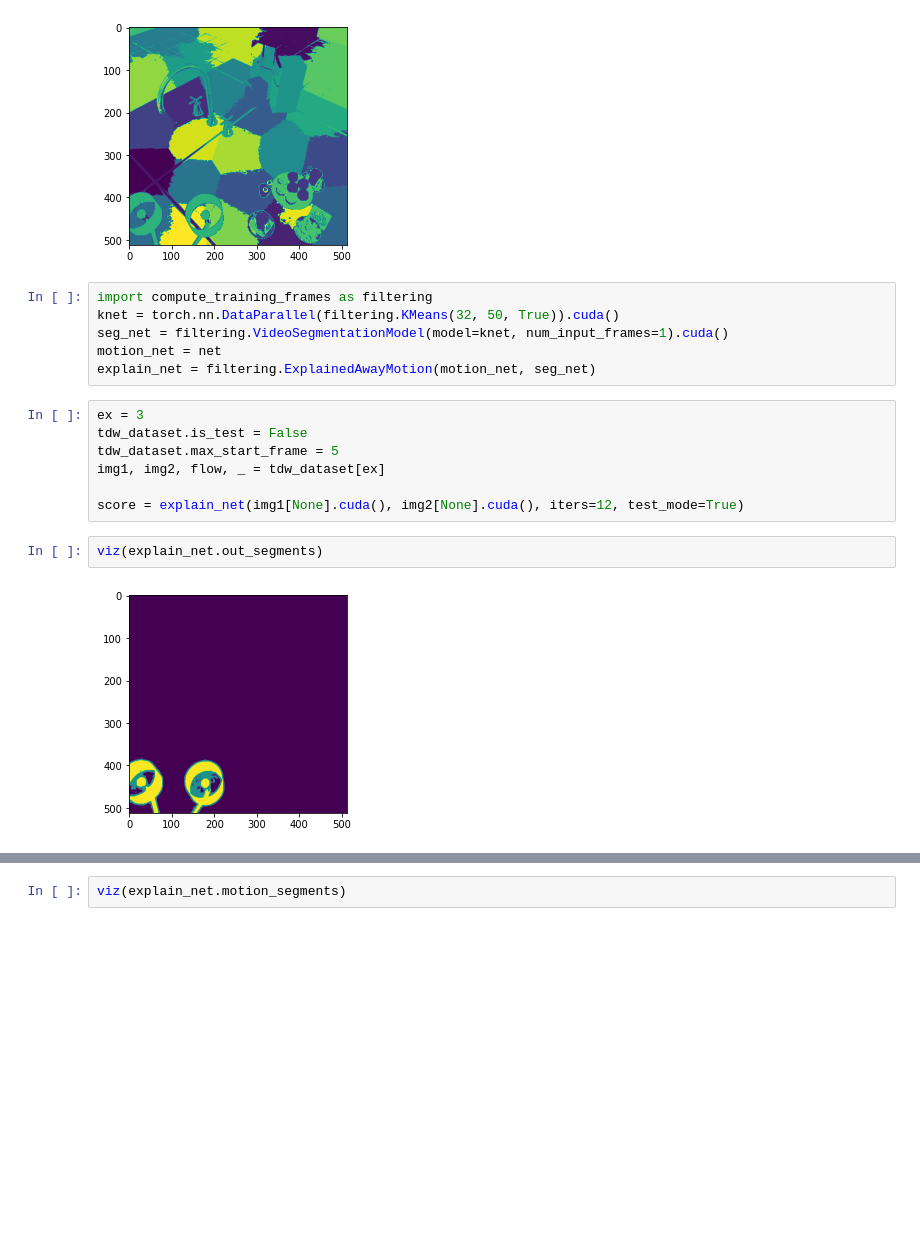
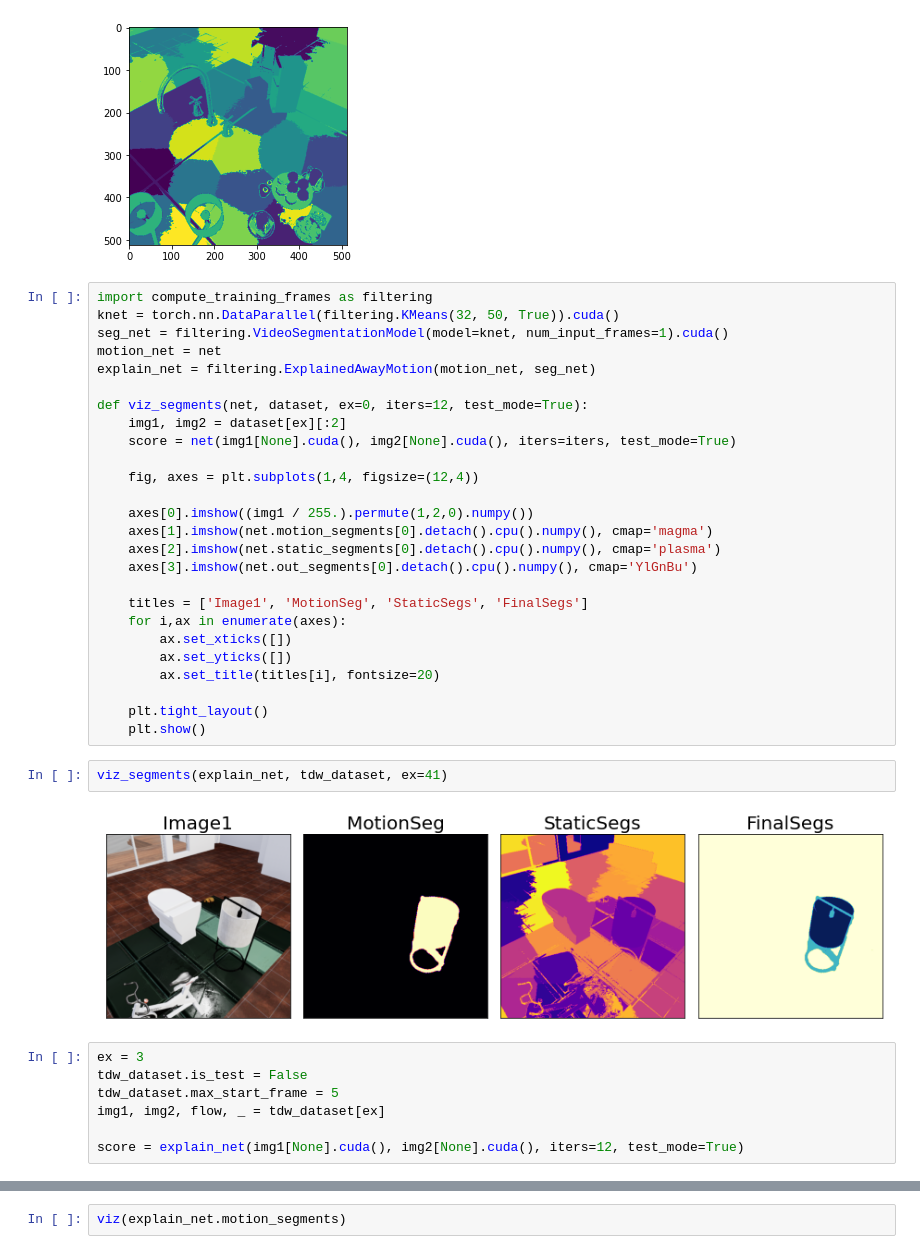
Before and after one commit to neuroailab/RAFT, a Jupyter notebook: notebooks/TDW_dataloading_020522.ipynb, the cells around one changed output, grey strips where cells are left out. Saved outputs shown, nothing was run; the diff lists cells and outputs as text; blank space fills up the shorter version.

Commit message:
explain away func

```diff
--- a/notebooks/TDW_dataloading_020522.ipynb
+++ b/notebooks/TDW_dataloading_020522.ipynb
@@ -501,12 +501,36 @@ plt.show()
 # %% [output]
 [figure]
 [figure]
-# %%
-import compute_training_frames as filtering
-knet = torch.nn.DataParallel(filtering.KMeans(32, 50, True)).cuda()
-seg_net = filtering.VideoSegmentationModel(model=knet, num_input_frames=1).cuda()
-motion_net = net
-explain_net = filtering.ExplainedAwayMotion(motion_net, seg_net)
+# %%
+import compute_training_frames as filtering
+knet = torch.nn.DataParallel(filtering.KMeans(32, 50, True)).cuda()
+seg_net = filtering.VideoSegmentationModel(model=knet, num_input_frames=1).cuda()
+motion_net = net
+explain_net = filtering.ExplainedAwayMotion(motion_net, seg_net)
+
+def viz_segments(net, dataset, ex=0, iters=12, test_mode=True):
+    img1, img2 = dataset[ex][:2]
+    score = net(img1[None].cuda(), img2[None].cuda(), iters=iters, test_mode=True)
+
+    fig, axes = plt.subplots(1,4, figsize=(12,4))
+
+    axes[0].imshow((img1 / 255.).permute(1,2,0).numpy())
+    axes[1].imshow(net.motion_segments[0].detach().cpu().numpy(), cmap='magma')
+    axes[2].imshow(net.static_segments[0].detach().cpu().numpy(), cmap='plasma')
+    axes[3].imshow(net.out_segments[0].detach().cpu().numpy(), cmap='YlGnBu')
+
+    titles = ['Image1', 'MotionSeg', 'StaticSegs', 'FinalSegs']
+    for i,ax in enumerate(axes):
+        ax.set_xticks([])
+        ax.set_yticks([])
+        ax.set_title(titles[i], fontsize=20)
+
+    plt.tight_layout()
+    plt.show()
+# %%
+viz_segments(explain_net, tdw_dataset, ex=41)
+# %% [output]
+[figure, added]
 # %%
 ex = 3
 tdw_dataset.is_test = False
@@ -514,10 +538,6 @@ tdw_dataset.max_start_frame = 5
 img1, img2, flow, _ = tdw_dataset[ex]
 
 score = explain_net(img1[None].cuda(), img2[None].cuda(), iters=12, test_mode=True)
-# %%
-viz(explain_net.out_segments)
-# %% [output]
-[figure, removed]
 # %%
 plt.imshow(explain_net.out_segments.detach().cpu().numpy()[0], cmap='RdYlBu_r')
 plt.show()
```
Also changed, not shown: parts of 2 cells of this notebook, 2 other files.
